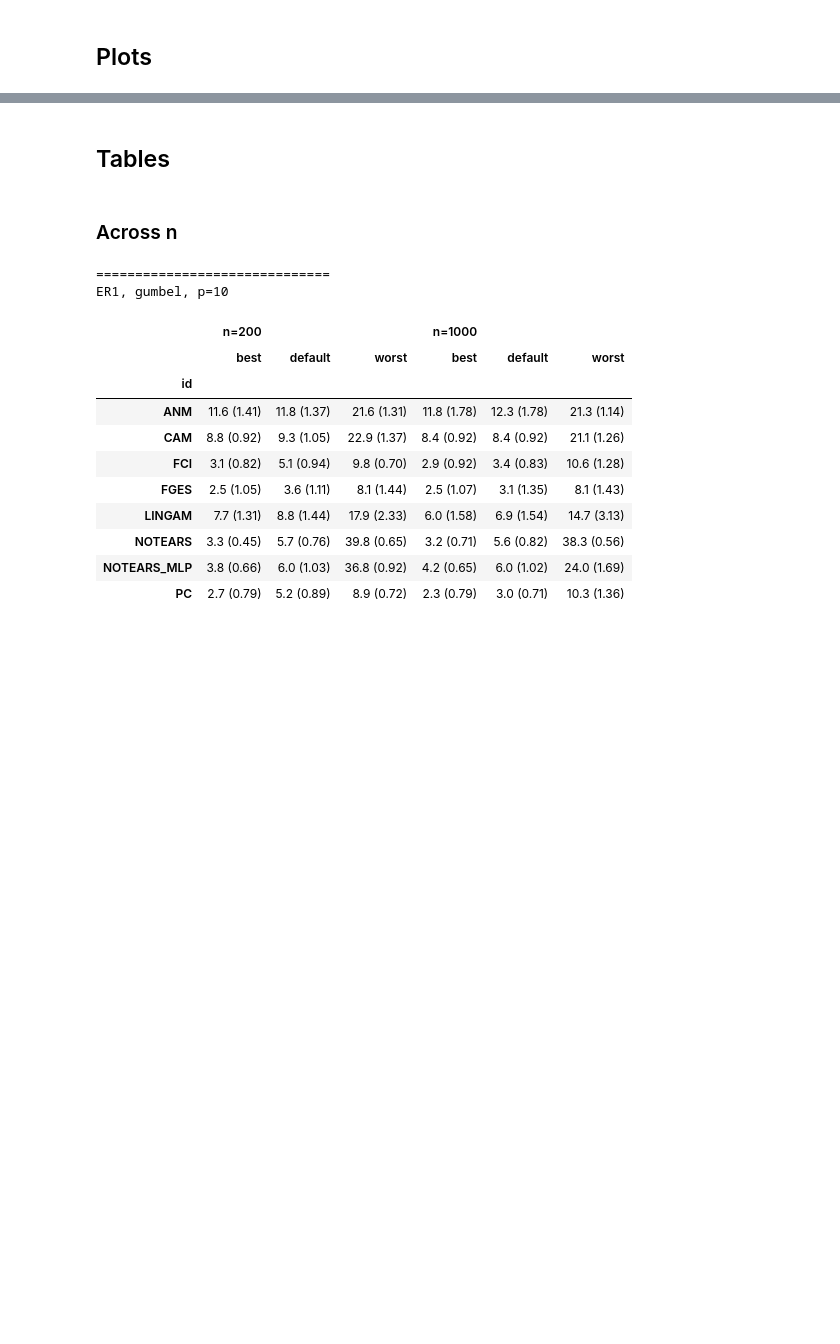
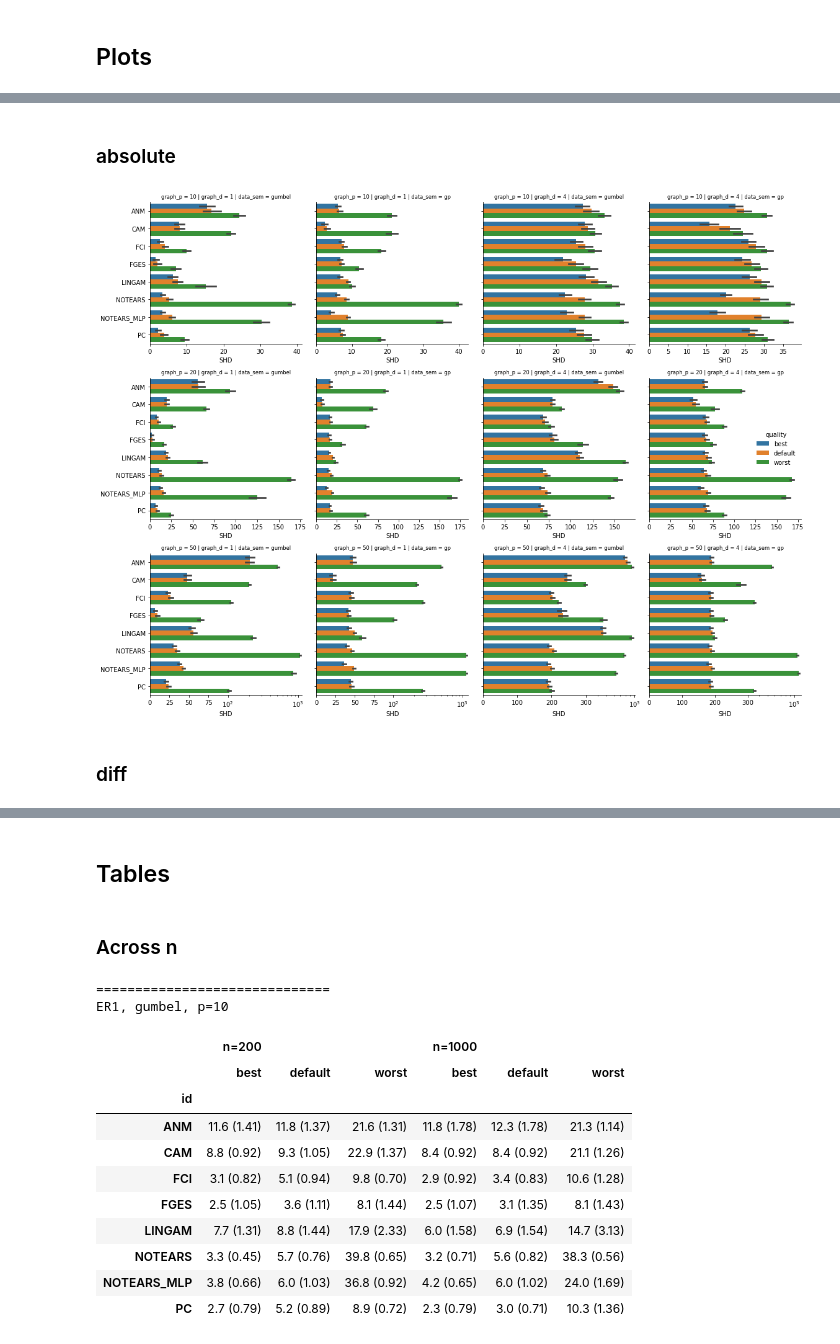
Before and after one commit to misoc-mml/hyperparams-causal-discovery, a Jupyter notebook: hyperparams/hyperparam_quality.ipynb, the cells around one changed output, grey strips where cells are left out. Drawn from its saved outputs; the diff is of its cells as text; code cells hidden in the pictures; blank space fills up the shorter version.

```diff
--- a/hyperparams/hyperparam_quality.ipynb
+++ b/hyperparams/hyperparam_quality.ipynb
@@ -87,0 +81,47 @@ SEM = gumbel, d = 4
+# %%
+import matplotlib.pylab as pylab
+
+params = {'axes.titlesize': 'small'}
+pylab.rcParams.update(params)
+# %% [markdown]
+### absolute
+# %%
+df_plt = df_final.copy()
+
+fig, axs = plt.subplots(3, 4, sharex=False, sharey=True, figsize=(16, 12))
+axs = axs.flatten()
+
+i=0
+for p in [10, 20, 50]:
+    for d in [1, 4]:
+        for sem in ['gumbel', 'gp']:
+            ax = axs[i]
+            df_case = df_plt.loc[(df_plt['graph_p'] == p) & (df_plt['data_sem'] == sem) & (df_plt['graph_d'] == d)]
+
+            g = sns.barplot(data=df_case, y='id', x='SHD', hue='quality', orient='h', ax=ax)
+
+            #ax.set_title(f'graph_p = {p} | data_sem = {sem} | graph_d = {d}')
+            ax.set_title(f'graph_p = {p} | graph_d = {d} | data_sem = {sem}')
+            ax.set_ylabel('')
+            ax.spines[['right', 'top']].set_visible(False)
+
+            if i == 7: # last entry
+                sns.move_legend(ax, loc='center right', frameon=False)
+            else:
+                ax.get_legend().remove()
+
+            if p == 50 and d == 1:
+                ax.set_xscale('symlog', linthresh=1e2, subs=[2, 3, 4, 5, 6, 7, 8, 9])
+                ax.set_xticks([0, 25, 50, 75, 1e2, 1e3], labels=[0, 25, 50, 75, '$10^2$', '$10^3$'])
+            if p == 50 and d == 4:
+                ax.set_xscale('symlog', linthresh=300, subs=[2, 3, 4, 5, 6, 7, 8, 9])
+                ax.set_xticks([0, 100, 200, 300, 1e3], labels=[0, 100, 200, 300, '$10^3$'])
+
+            i += 1
+
+plt.tight_layout()
+plt.savefig('./plots/hyper_qual/hq_grid_abs.pdf', dpi=1000)
+# %% [output]
+[figure, added]
+# %% [markdown]
+### diff
```
Also changed, not shown: parts of 12 cells of this notebook, 7 other files.
